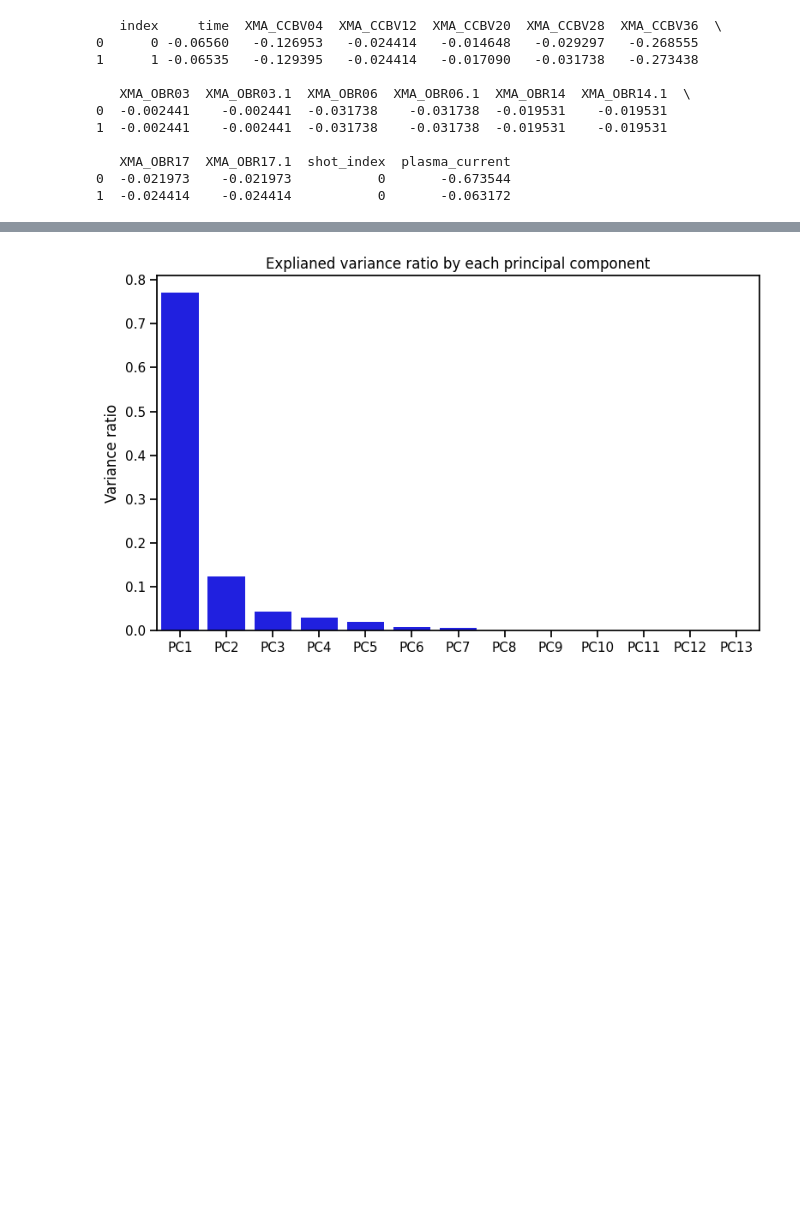
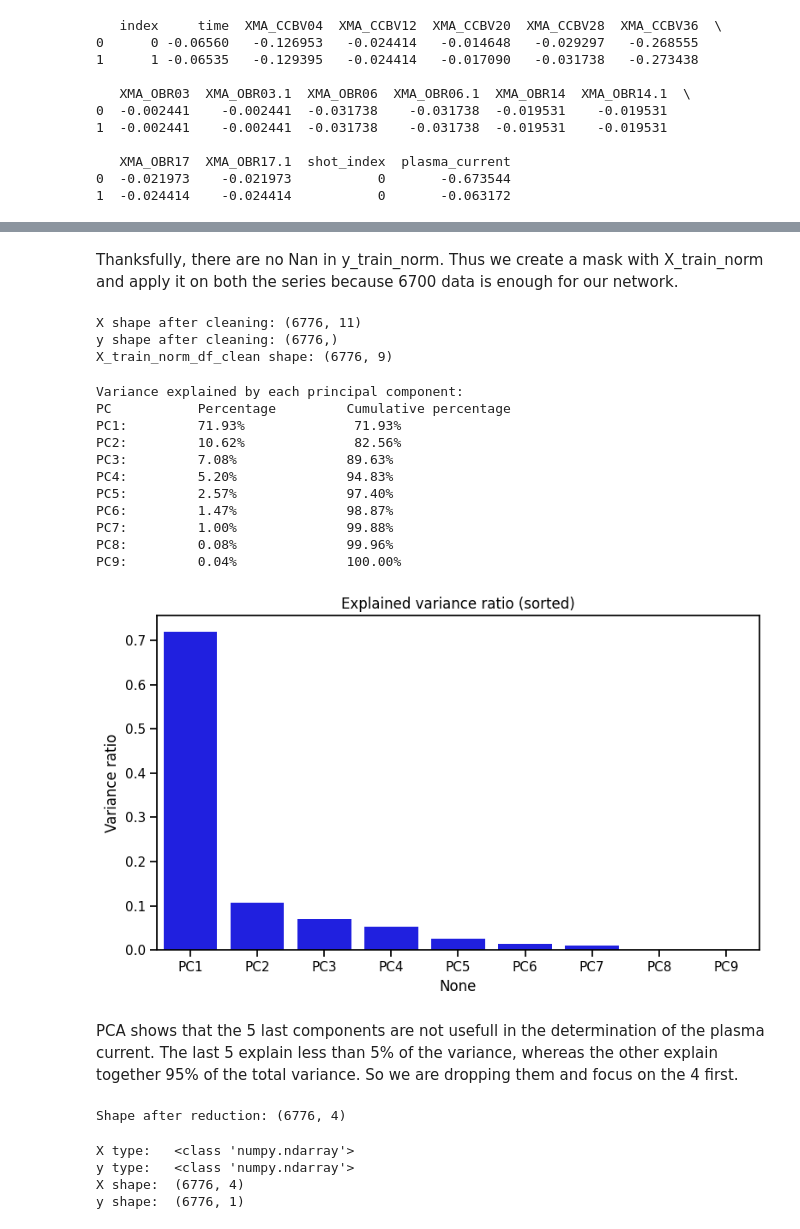
Before and after one commit to LouisBrusset/ITER-data-science-challenges, a Jupyter notebook: notebooks/MAST Plasma Current.ipynb, the cells around one changed output, grey strips where cells are left out. Saved outputs shown, nothing was run; the diff lists cells and outputs as text; code cells hidden in the pictures; blank space fills up the shorter version.

Commit message:
Preprocessed data for Current

```diff
--- a/notebooks/MAST Plasma Current.ipynb
+++ b/notebooks/MAST Plasma Current.ipynb
@@ -533,10 +537,0 @@ Name: plasma_current, dtype: float64
-# %%
-from sklearn.ensemble import RandomForestRegressor
-
-rf = RandomForestRegressor()
-rf.fit(X_train, y_train)
-
-importances = pd.Series(rf.feature_importances_, index=X_train.columns)
-importances.sort_values(ascending=False).plot(kind="bar", figsize=(12, 5), title="Sensor importances")
-plt.tight_layout()
-plt.show()
@@ -545,15 +619,74 @@ plt.show()
+# %% [markdown]
+Thanksfully, there are no Nan in y_train_norm. Thus we create a mask with X_train_norm and apply it on both the series because 6700 data is enough for our network.
+# %%
+# Boolean mask: True for non-NaN lines
+mask = ~X_train_norm.isna().any(axis=1)
+
+X_train_norm_clean = X_train_norm[mask]
+y_train_norm_clean = y_train_norm[mask]
+
+print(f"X shape after cleaning: {X_train_norm_clean.shape}")
+print(f"y shape after cleaning: {y_train_norm_clean.shape}")
+
+X_train_norm_df_clean = X_train_norm_df[mask]
+print(f"X_train_norm_df_clean shape: {X_train_norm_df_clean.shape}")
+# %% [output]
+X shape after cleaning: (6776, 11)
+y shape after cleaning: (6776,)
+X_train_norm_df_clean shape: (6776, 9)
 # %%
 from sklearn.decomposition import PCA
 
 pca = PCA()
-X_pca = pca.fit_transform(train_without_plasma_current)
+X_pca = pca.fit_transform(X_train_norm_df_clean)
+
+explained_var = pd.Series(pca.explained_variance_ratio_, index=[f"PC{i+1}" for i in range(len(pca.explained_variance_ratio_))])
+explained_var_sorted = explained_var.sort_values(ascending=False)
+print("Variance explained by each principal component:")
+print("PC          ", "Percentage        ", "Cumulative percentage")
+for pc, value in explained_var_sorted.items():
+    print(f"{pc}:         {value * 100:.2f}%              {explained_var_sorted.cumsum()[pc] * 100:.2f}%")
 
 plt.figure(figsize=(8, 5))
-sns.barplot(x=[f"PC{i+1}" for i in range(len(pca.explained_variance_ratio_))],
-            y=pca.explained_variance_ratio_, color="b")
-plt.title("Explianed variance ratio by each principal component")
+sns.barplot(x=explained_var_sorted.index, y=explained_var_sorted.values, color="b")
+plt.title("Explained variance ratio (sorted)")
 plt.ylabel("Variance ratio")
 plt.tight_layout()
 plt.show()
 # %% [output]
+Variance explained by each principal component:
+PC           Percentage         Cumulative percentage
+PC1:         71.93%              71.93%
+PC2:         10.62%              82.56%
+PC3:         7.08%              89.63%
+PC4:         5.20%              94.83%
+PC5:         2.57%              97.40%
+PC6:         1.47%              98.87%
+PC7:         1.00%              99.88%
+PC8:         0.08%              99.96%
+PC9:         0.04%              100.00%
-[figure, old version]
+[figure, new version]
+# %% [markdown]
+PCA shows that the 5 last components are not usefull in the determination of the plasma current.
+The last 5 explain less than 5% of the variance, whereas the other explain together 95% of the total variance.
+So we are dropping them and focus on the 4 first.
+# %%
+n_components_to_keep = X_pca.shape[1] - 5
+X_pca_reduced = X_pca[:, :n_components_to_keep]
+
+print(f"Shape after reduction: {X_pca_reduced.shape}")
+# %% [output]
+Shape after reduction: (6776, 4)
+# %%
+X_preprocessed = X_pca_reduced
+y_preprocessed = y_train_norm_clean.values.reshape(-1, 1)
+
+print(f"X type:   {type(X_preprocessed)}")
+print(f"y type:   {type(y_preprocessed)}")
+print(f"X shape:  {X_preprocessed.shape}")
+print(f"y shape:  {y_preprocessed.shape}")
+# %% [output]
+X type:   <class 'numpy.ndarray'>
+y type:   <class 'numpy.ndarray'>
+X shape:  (6776, 4)
+y shape:  (6776, 1)
```
Also changed, not shown: parts of 9 cells of this notebook.
